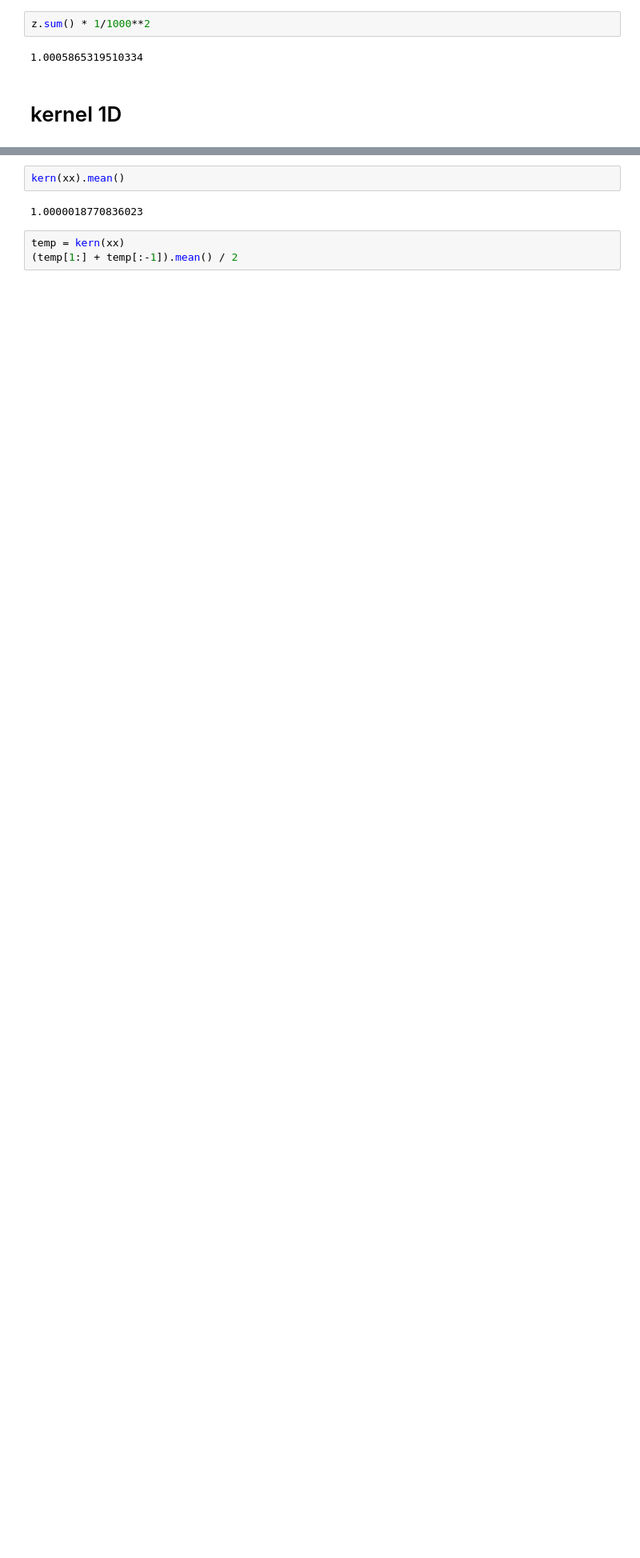
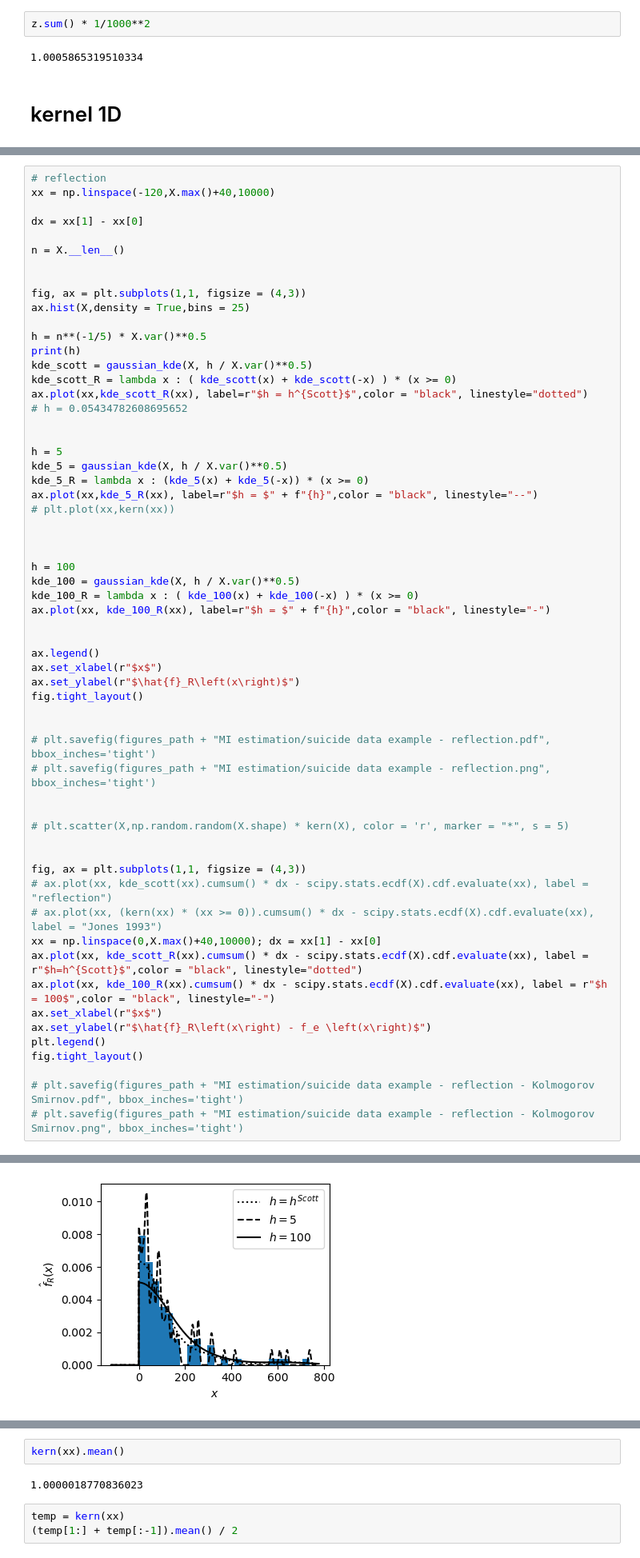
Before and after one commit to jonasbruhub/Analysis-of-Production-flow-systems-with-focus-on-industry, a Jupyter notebook: Simulations and code/MI computation - suicide example.ipynb, the cells around one changed output, grey strips where cells are left out. Shown at 80% size. Saved outputs shown, nothing was run; the diff lists cells and outputs as text; blank space fills up the shorter version.

```diff
--- a/Simulations and code/MI computation - suicide example.ipynb
+++ b/Simulations and code/MI computation - suicide example.ipynb
@@ -103,0 +181,61 @@ scipy.integrate.quad(lambda x : kern(x), 0, 1)
+# %%
+# reflection
+xx = np.linspace(-120,X.max()+40,10000)
+
+dx = xx[1] - xx[0]
+
+n = X.__len__()
+
+
+fig, ax = plt.subplots(1,1, figsize = (4,3))
+ax.hist(X,density = True,bins = 25)
+
+h = n**(-1/5) * X.var()**0.5
+print(h)
+kde_scott = gaussian_kde(X, h / X.var()**0.5)
+kde_scott_R = lambda x : ( kde_scott(x) + kde_scott(-x) ) * (x >= 0)
+ax.plot(xx,kde_scott_R(xx), label=r"$h = h^{Scott}$",color = "black", linestyle="dotted")
+# h = 0.05434782608695652
+
+
+h = 5
+kde_5 = gaussian_kde(X, h / X.var()**0.5)
+kde_5_R = lambda x : (kde_5(x) + kde_5(-x)) * (x >= 0)
+ax.plot(xx,kde_5_R(xx), label=r"$h = $" + f"{h}",color = "black", linestyle="--")
+# plt.plot(xx,kern(xx))
+
+
+
+h = 100
+kde_100 = gaussian_kde(X, h / X.var()**0.5)
+kde_100_R = lambda x : ( kde_100(x) + kde_100(-x) ) * (x >= 0)
+ax.plot(xx, kde_100_R(xx), label=r"$h = $" + f"{h}",color = "black", linestyle="-")
+
+
+ax.legend()
+ax.set_xlabel(r"$x$")
+ax.set_ylabel(r"$\hat{f}_R\left(x\right)$")
+fig.tight_layout()
+
+
+# plt.savefig(figures_path + "MI estimation/suicide data example - reflection.pdf", bbox_inches='tight')
+# plt.savefig(figures_path + "MI estimation/suicide data example - reflection.png", bbox_inches='tight')
+
+
+# plt.scatter(X,np.random.random(X.shape) * kern(X), color = 'r', marker = "*", s = 5)
+
+
+fig, ax = plt.subplots(1,1, figsize = (4,3))
+# ax.plot(xx, kde_scott(xx).cumsum() * dx - scipy.stats.ecdf(X).cdf.evaluate(xx), label = "reflection")
+# ax.plot(xx, (kern(xx) * (xx >= 0)).cumsum() * dx - scipy.stats.ecdf(X).cdf.evaluate(xx), label = "Jones 1993")
+xx = np.linspace(0,X.max()+40,10000); dx = xx[1] - xx[0]
+ax.plot(xx, kde_scott_R(xx).cumsum() * dx - scipy.stats.ecdf(X).cdf.evaluate(xx), label = r"$h=h^{Scott}$",color = "black", linestyle="dotted")
+ax.plot(xx, kde_100_R(xx).cumsum() * dx - scipy.stats.ecdf(X).cdf.evaluate(xx), label = r"$h = 100$",color = "black", linestyle="-")
+ax.set_xlabel(r"$x$")
+ax.set_ylabel(r"$\hat{f}_R\left(x\right) - f_e \left(x\right)$")
+plt.legend()
+fig.tight_layout()
+
+# plt.savefig(figures_path + "MI estimation/suicide data example - reflection - Kolmogorov Smirnov.pdf", bbox_inches='tight')
+# plt.savefig(figures_path + "MI estimation/suicide data example - reflection - Kolmogorov Smirnov.png", bbox_inches='tight')
+# %% [output]
@@ -103,0 +243 @@ scipy.integrate.quad(lambda x : kern(x), 0, 1)
+[figure, added]
```
Also changed, not shown: parts of 18 cells of this notebook, 24 other files.
